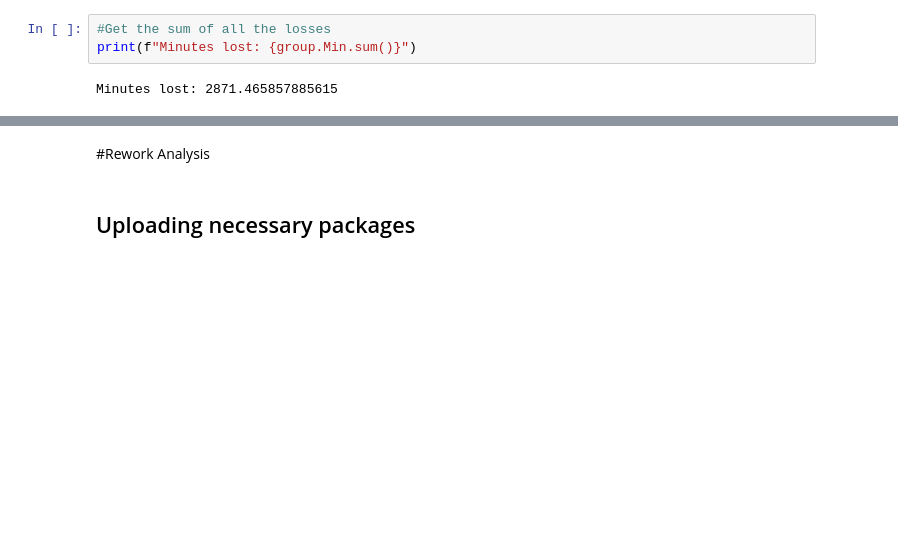
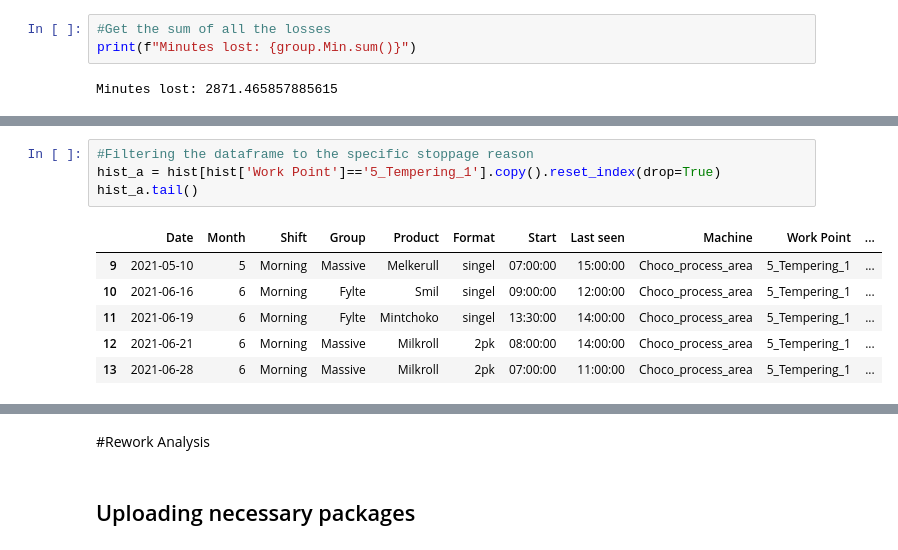
Before and after one commit to gabrielborja/python_data_analysis, a Jupyter notebook: production_analysis.ipynb, the cells around one changed output, grey strips where cells are left out. Saved outputs shown, nothing was run; the diff lists cells and outputs as text; blank space fills up the shorter version.

```diff
--- a/production_analysis.ipynb
+++ b/production_analysis.ipynb
@@ -720,0 +793,11 @@ files.download('2021_06_j4_losses.xlsx')
+# %%
+#Filtering the dataframe to the specific stoppage reason
+hist_a = hist[hist['Work Point']=='5_Tempering_1'].copy().reset_index(drop=True)
+hist_a.tail()
+# %% [output]
+|  | Date | Month | Shift | Group | Product | Format | Start | Last seen | Machine | Work Point | ... |
+| 9 | 2021-05-10 | 5 | Morning | Massive | Melkerull | singel | 07:00:00 | 15:00:00 | Choco_process_area | 5_Tempering_1 | ... |
+| 10 | 2021-06-16 | 6 | Morning | Fylte | Smil | singel | 09:00:00 | 12:00:00 | Choco_process_area | 5_Tempering_1 | ... |
+| 11 | 2021-06-19 | 6 | Morning | Fylte | Mintchoko | singel | 13:30:00 | 14:00:00 | Choco_process_area | 5_Tempering_1 | ... |
+| 12 | 2021-06-21 | 6 | Morning | Massive | Milkroll | 2pk | 08:00:00 | 14:00:00 | Choco_process_area | 5_Tempering_1 | ... |
+| 13 | 2021-06-28 | 6 | Morning | Massive | Milkroll | 2pk | 07:00:00 | 11:00:00 | Choco_process_area | 5_Tempering_1 | ... |
```
Also changed, not shown: parts of 15 cells of this notebook.
